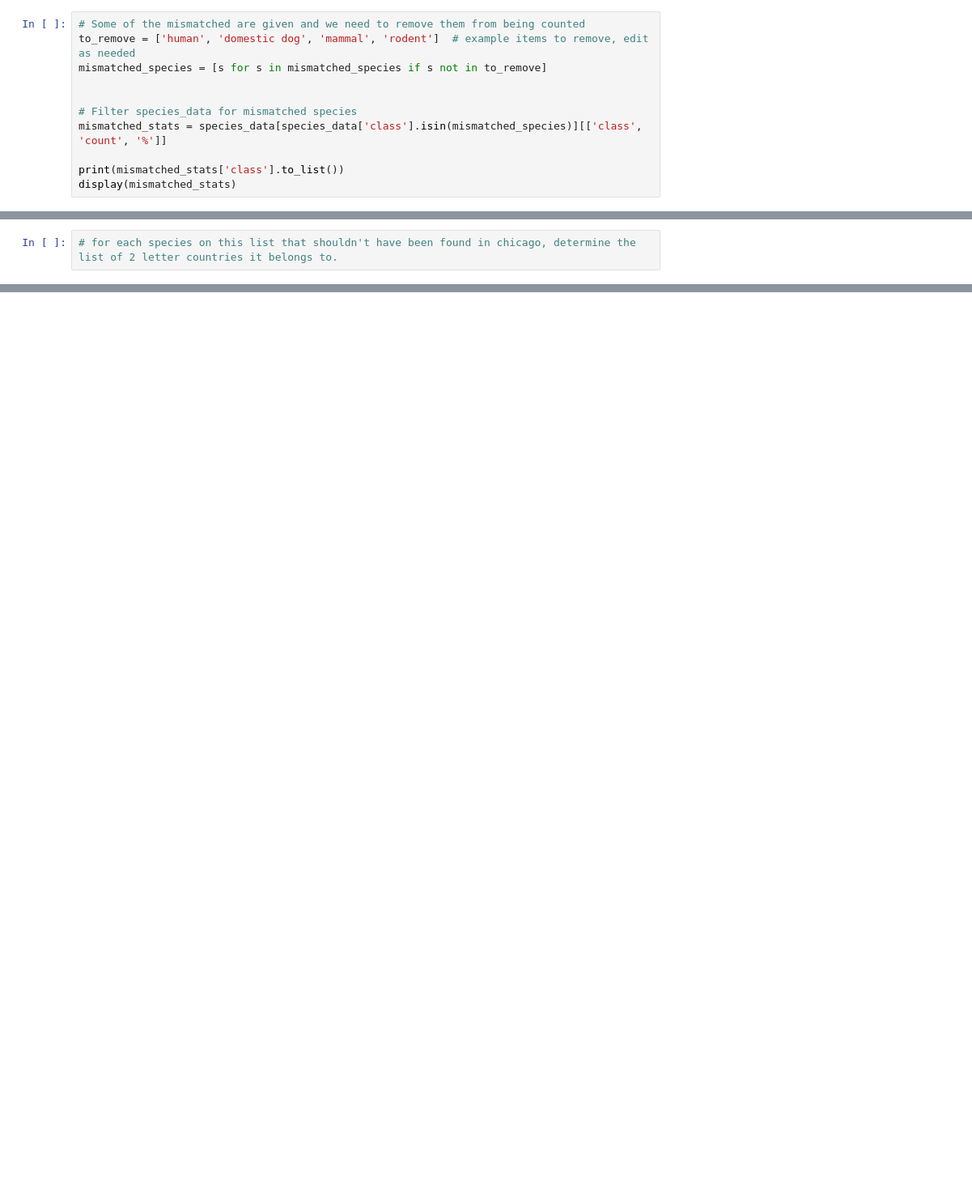
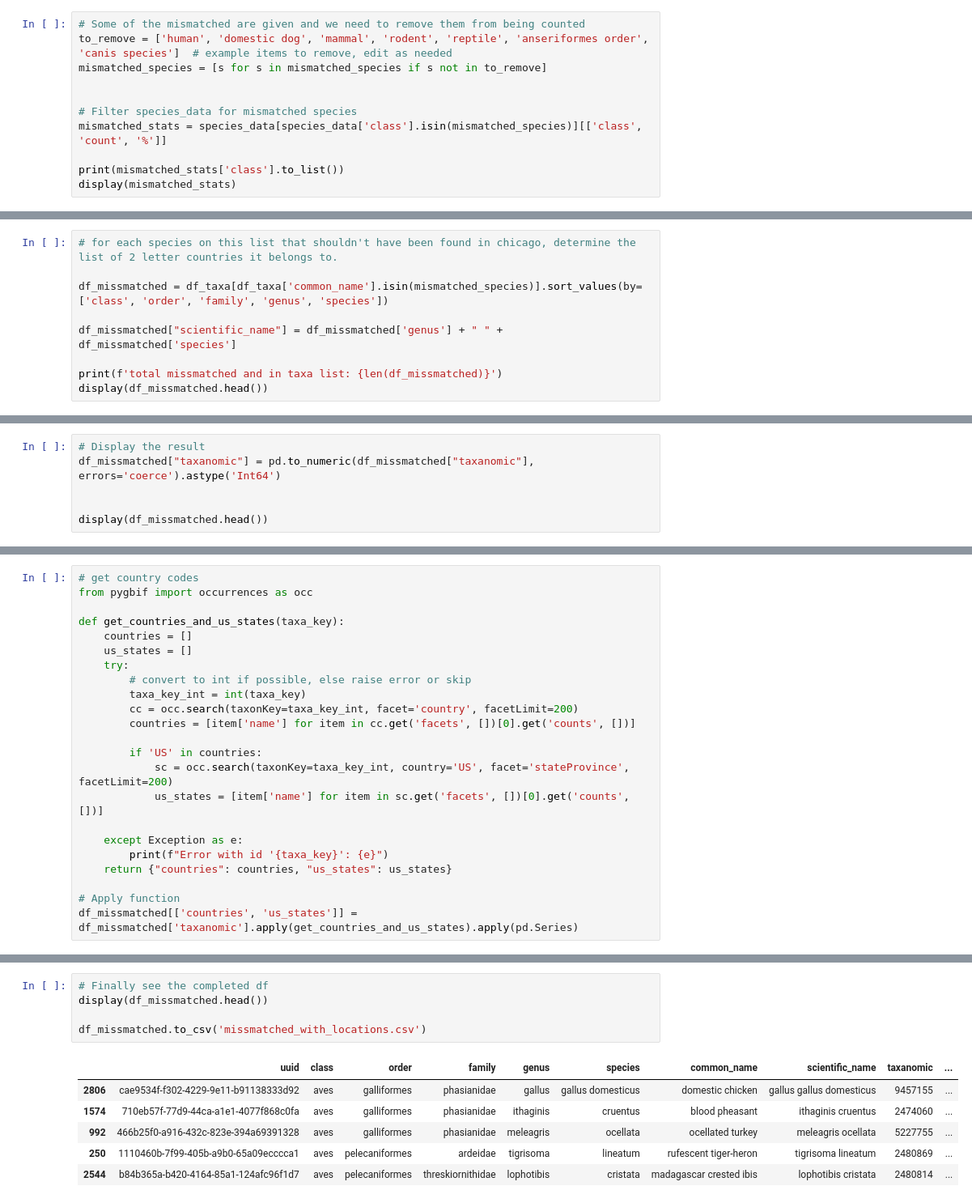
Before and after one commit to morescode-pm/urbanrivers-speciesnet-preview, a Jupyter notebook: _speciesnet-taxa/species_mismatch_analysis.ipynb, the cells around one changed output, grey strips where cells are left out. Shown at 81% size. Drawn from its saved outputs; the diff is of its cells as text; blank space fills up the shorter version.

Commit message:
parse through to state level

```diff
--- a/_speciesnet-taxa/species_mismatch_analysis.ipynb
+++ b/_speciesnet-taxa/species_mismatch_analysis.ipynb
@@ -176,7 +276,7 @@ print(review_df)
 37                        <NA>             guenther's dik-dik
 # %%
 # Some of the mismatched are given and we need to remove them from being counted
-to_remove = ['human', 'domestic dog', 'mammal', 'rodent']  # example items to remove, edit as needed
+to_remove = ['human', 'domestic dog', 'mammal', 'rodent', 'reptile', 'anseriformes order', 'canis species']  # example items to remove, edit as needed
 mismatched_species = [s for s in mismatched_species if s not in to_remove]
 
 
@@ -206,3 +306,10 @@ display(mismatched_stats)
 | 62 | guenther's dik-dik | 1 | 0.001 |
 # %%
 # for each species on this list that shouldn't have been found in chicago, determine the list of 2 letter countries it belongs to.
+
+df_missmatched = df_taxa[df_taxa['common_name'].isin(mismatched_species)].sort_values(by=['class', 'order', 'family', 'genus', 'species'])
+
+df_missmatched["scientific_name"] = df_missmatched['genus'] + " " + df_missmatched['species']
+
+print(f'total missmatched and in taxa list: {len(df_missmatched)}')
+display(df_missmatched.head())
@@ -208,0 +341,6 @@ display(mismatched_stats)
+# %%
+# Display the result
+df_missmatched["taxanomic"] = pd.to_numeric(df_missmatched["taxanomic"], errors='coerce').astype('Int64')
+
+
+display(df_missmatched.head())
@@ -208,0 +354,23 @@ display(mismatched_stats)
+# %%
+# get country codes
+from pygbif import occurrences as occ
+
+def get_countries_and_us_states(taxa_key):
+    countries = []
+    us_states = []
+    try:
+        # convert to int if possible, else raise error or skip
+        taxa_key_int = int(taxa_key)
+        cc = occ.search(taxonKey=taxa_key_int, facet='country', facetLimit=200)
+        countries = [item['name'] for item in cc.get('facets', [])[0].get('counts', [])]
+
+        if 'US' in countries:
+            sc = occ.search(taxonKey=taxa_key_int, country='US', facet='stateProvince', facetLimit=200)
+            us_states = [item['name'] for item in sc.get('facets', [])[0].get('counts', [])]
+
+    except Exception as e:
+        print(f"Error with id '{taxa_key}': {e}")
+    return {"countries": countries, "us_states": us_states}
+
+# Apply function
+df_missmatched[['countries', 'us_states']] = df_missmatched['taxanomic'].apply(get_countries_and_us_states).apply(pd.Series)
@@ -208,0 +379,12 @@ display(mismatched_stats)
+# %%
+# Finally see the completed df
+display(df_missmatched.head())
+
+df_missmatched.to_csv('missmatched_with_locations.csv')
+# %% [output]
+|  | uuid | class | order | family | genus | species | common_name | scientific_name | taxanomic | ... |
+| 2806 | cae9534f-f302-4229-9e11-b91138333d92 | aves | galliformes | phasianidae | gallus | gallus domesticus | domestic chicken | gallus gallus domesticus | 9457155 | ... |
+| 1574 | 710eb57f-77d9-44ca-a1e1-4077f868c0fa | aves | galliformes | phasianidae | ithaginis | cruentus | blood pheasant | ithaginis cruentus | 2474060 | ... |
+| 992 | 466b25f0-a916-432c-823e-394a69391328 | aves | galliformes | phasianidae | meleagris | ocellata | ocellated turkey | meleagris ocellata | 5227755 | ... |
+| 250 | 1110460b-7f99-405b-a9b0-65a09ecccca1 | aves | pelecaniformes | ardeidae | tigrisoma | lineatum | rufescent tiger-heron | tigrisoma lineatum | 2480869 | ... |
+| 2544 | b84b365a-b420-4164-85a1-124afc96f1d7 | aves | pelecaniformes | threskiornithidae | lophotibis | cristata | madagascar crested ibis | lophotibis cristata | 2480814 | ... |
```
Also changed, not shown: parts of 33 cells of this notebook.
